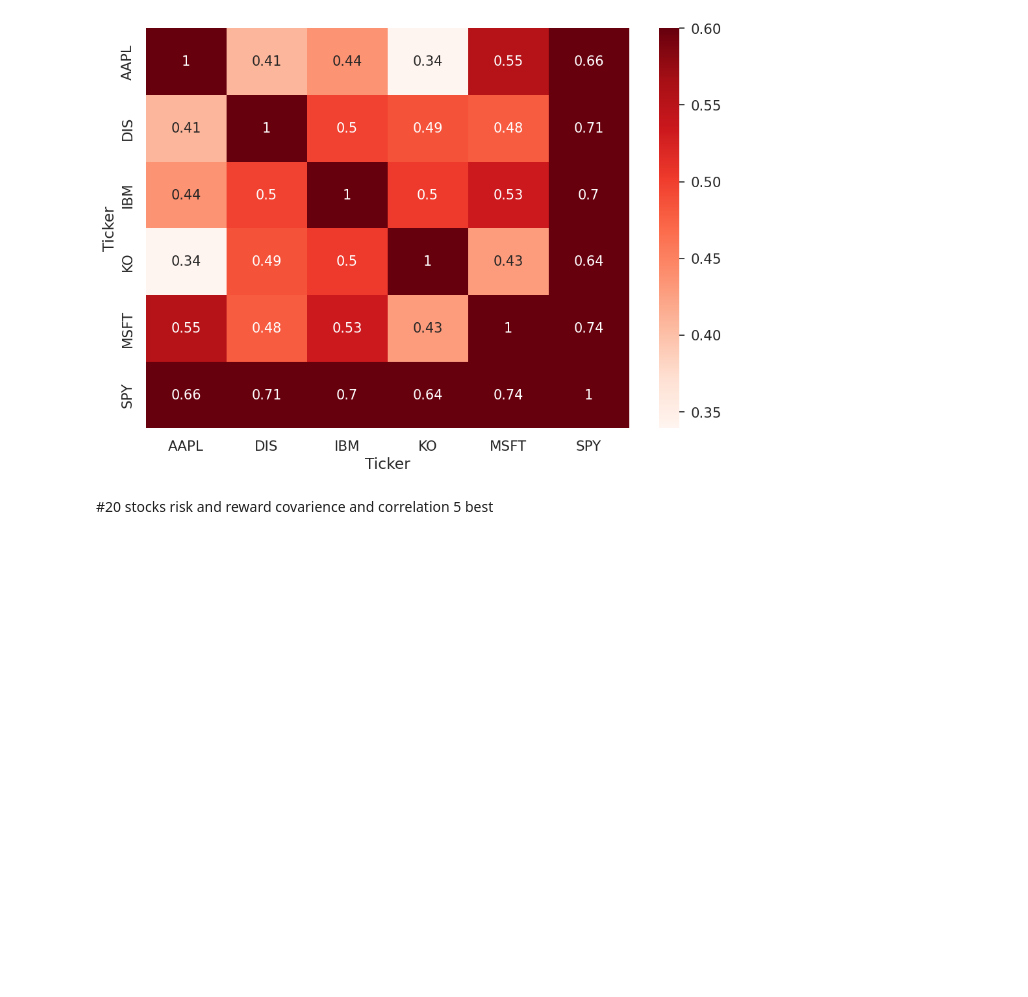
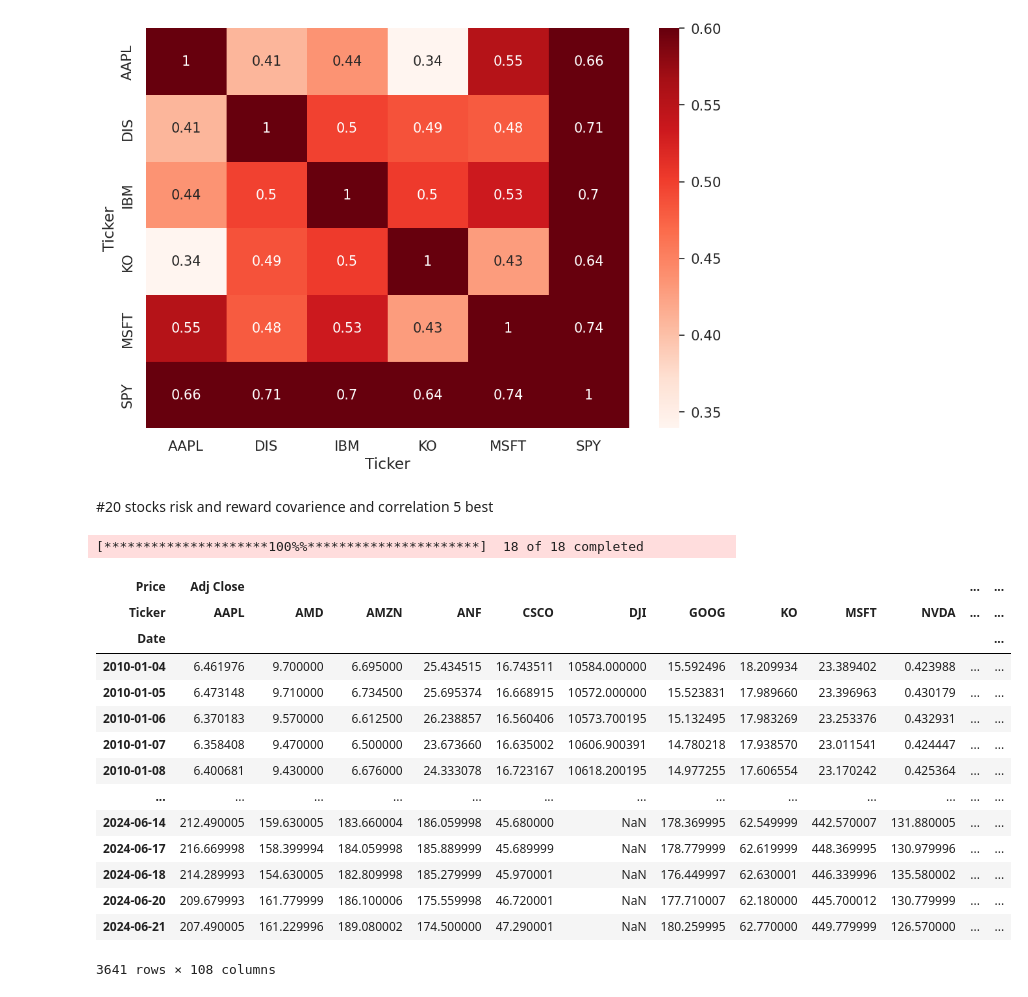
Before and after one commit to tobitprince/Algorithmic-Trading-Python, a Jupyter notebook: Algo.ipynb, the cells around one changed output. Saved outputs shown, nothing was run; the diff lists cells and outputs as text; code cells hidden in the pictures; blank space fills up the shorter version.

```diff
--- a/Algo.ipynb
+++ b/Algo.ipynb
@@ -815,3 +815,29 @@ plt.show()
 risk and reward
 covarience and correlation
 5 best
+# %%
+tickers = ["AAPL","SPY", "KO","NVDA","AMZN","GOOG",
+          "ANF","TSLA","MSFT","AMD","XOM","WFC",
+          "CSCO","T","PLTR","WBD","PFE","DJI"]
+# %%
+stocks = yf.download(tickers, start= "2010-01-01", end = "2024-06-23")
+# %% [output]
+[*********************100%%**********************]  18 of 18 completed
+# %%
+stocks
+# %% [output]
+| Price | Adj Close |  |  |  |  |  |  |  |  |  | ... | ... |
+| Ticker | AAPL | AMD | AMZN | ANF | CSCO | DJI | GOOG | KO | MSFT | NVDA | ... | ... |
+| Date |  |  |  |  |  |  |  |  |  |  |  | ... |
+| 2010-01-04 | 6.461976 | 9.700000 | 6.695000 | 25.434515 | 16.743511 | 10584.000000 | 15.592496 | 18.209934 | 23.389402 | 0.423988 | ... | ... |
+| 2010-01-05 | 6.473148 | 9.710000 | 6.734500 | 25.695374 | 16.668915 | 10572.000000 | 15.523831 | 17.989660 | 23.396963 | 0.430179 | ... | ... |
+| 2010-01-06 | 6.370183 | 9.570000 | 6.612500 | 26.238857 | 16.560406 | 10573.700195 | 15.132495 | 17.983269 | 23.253376 | 0.432931 | ... | ... |
+| 2010-01-07 | 6.358408 | 9.470000 | 6.500000 | 23.673660 | 16.635002 | 10606.900391 | 14.780218 | 17.938570 | 23.011541 | 0.424447 | ... | ... |
+| 2010-01-08 | 6.400681 | 9.430000 | 6.676000 | 24.333078 | 16.723167 | 10618.200195 | 14.977255 | 17.606554 | 23.170242 | 0.425364 | ... | ... |
+| ... | ... | ... | ... | ... | ... | ... | ... | ... | ... | ... | ... | ... |
+| 2024-06-14 | 212.490005 | 159.630005 | 183.660004 | 186.059998 | 45.680000 | NaN | 178.369995 | 62.549999 | 442.570007 | 131.880005 | ... | ... |
+| 2024-06-17 | 216.669998 | 158.399994 | 184.059998 | 185.889999 | 45.689999 | NaN | 178.779999 | 62.619999 | 448.369995 | 130.979996 | ... | ... |
+| 2024-06-18 | 214.289993 | 154.630005 | 182.809998 | 185.279999 | 45.970001 | NaN | 176.449997 | 62.630001 | 446.339996 | 135.580002 | ... | ... |
+| 2024-06-20 | 209.679993 | 161.779999 | 186.100006 | 175.559998 | 46.720001 | NaN | 177.710007 | 62.180000 | 445.700012 | 130.779999 | ... | ... |
+| 2024-06-21 | 207.490005 | 161.229996 | 189.080002 | 174.500000 | 47.290001 | NaN | 180.259995 | 62.770000 | 449.779999 | 126.570000 | ... | ... |
+3641 rows × 108 columns
```
Also changed, not shown: parts of 15 cells of this notebook.
